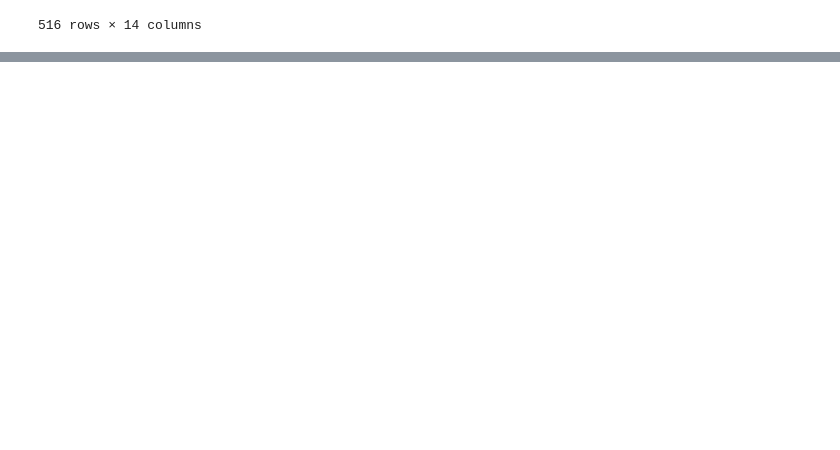
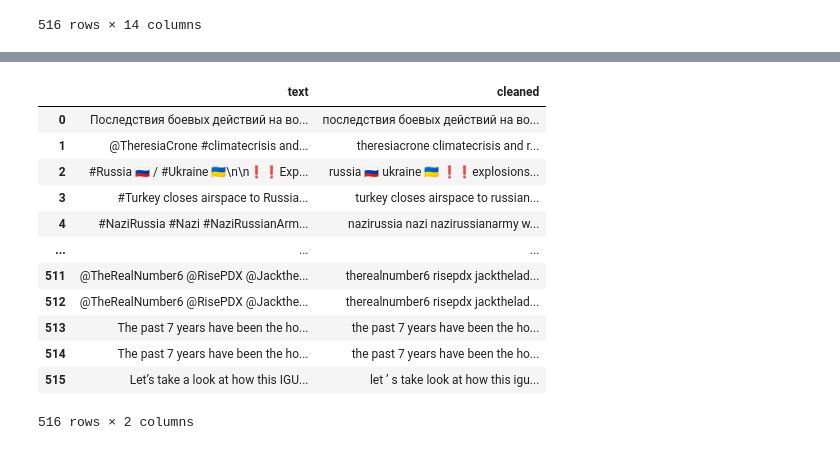
Before and after one commit to fedeghigo/Social-Data-Analysis, a Jupyter notebook: Elaborated Analysis.ipynb, the cells around one changed output, grey strips where cells are left out. Drawn from its saved outputs; the diff is of its cells as text; code cells hidden in the pictures; blank space fills up the shorter version.

```diff
--- a/Elaborated Analysis.ipynb
+++ b/Elaborated Analysis.ipynb
@@ -60,0 +117,3 @@ twitter_df
+# %%
+example_sent = df.loc[1, 'text']
+example_sent
@@ -60,0 +160,18 @@ twitter_df
+# %%
+# rimozione links
+filtered_sentence = re.sub(r"http\S+", "", example_sent)
+
+# lowercase
+filtered_sentence = filtered_sentence.lower()
+
+# stopwords
+stop_words = set(stopwords.words('english'))
+word_tokens = word_tokenize(filtered_sentence)
+filtered_sentence = [w for w in word_tokens if not w in stop_words]
+
+# rimuovo rt pattern
+if filtered_sentence[0] == 'rt':
+    filtered_sentence = filtered_sentence[4:]
+
+# rimuovo punteggiatura
+filtered_sentence = list(filter(lambda token: token not in string.punctuation, filtered_sentence))
@@ -60,0 +198,30 @@ twitter_df
+# %%
+def clean(df):
+    sentence = df['text']
+    filtered_sentence = re.sub(r"http\S+", "", sentence)
+    filtered_sentence = filtered_sentence.lower()
+    stop_words = set(stopwords.words('italian'))
+    word_tokens = word_tokenize(filtered_sentence)
+    filtered_sentence = [w for w in word_tokens if not w in stop_words]
+    if filtered_sentence[0] == 'rt':
+        filtered_sentence = filtered_sentence[4:]
+    filtered_sentence = list(filter(lambda token: token not in string.punctuation, filtered_sentence))
+    return ' '.join(filtered_sentence)
+# %%
+df['cleaned'] = df.apply(clean, axis=1)
+# %%
+df[['text', 'cleaned']]
+# %% [output]
+|  | text | cleaned |
+| 0 | Последствия боевых действий на во... | последствия боевых действий на во... |
+| 1 | @TheresiaCrone #climatecrisis and... | theresiacrone climatecrisis and r... |
+| 2 | #Russia 🇷🇺 / #Ukraine 🇺🇦\n\n❗❗Exp... | russia 🇷🇺 ukraine 🇺🇦 ❗❗explosions... |
+| 3 | #Turkey closes airspace to Russia... | turkey closes airspace to russian... |
+| 4 | #NaziRussia #Nazi #NaziRussianArm... | nazirussia nazi nazirussianarmy w... |
+| ... | ... | ... |
+| 511 | @TheRealNumber6 @RisePDX @Jackthe... | therealnumber6 risepdx jackthelad... |
+| 512 | @TheRealNumber6 @RisePDX @Jackthe... | therealnumber6 risepdx jackthelad... |
+| 513 | The past 7 years have been the ho... | the past 7 years have been the ho... |
+| 514 | The past 7 years have been the ho... | the past 7 years have been the ho... |
+| 515 | Let’s take a look at how this IGU... | let ’ s take look at how this igu... |
+516 rows × 2 columns
```
Also changed, not shown: parts of 46 cells of this notebook, 9 other files.
